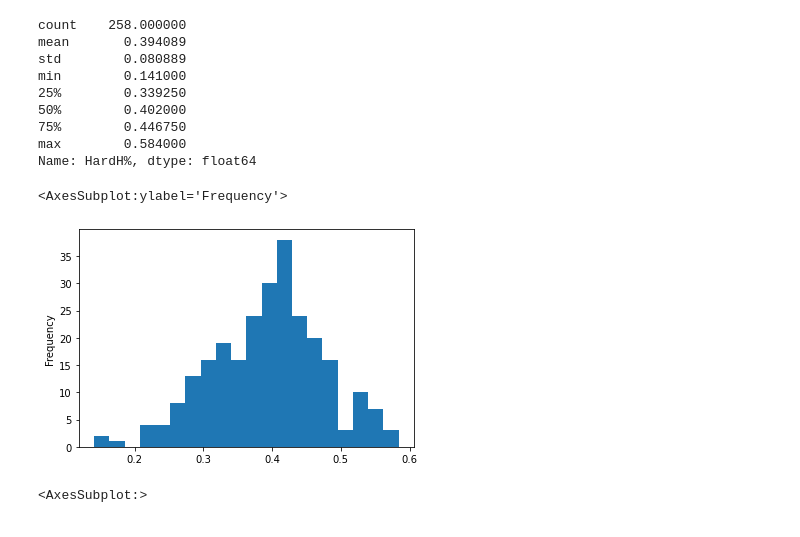
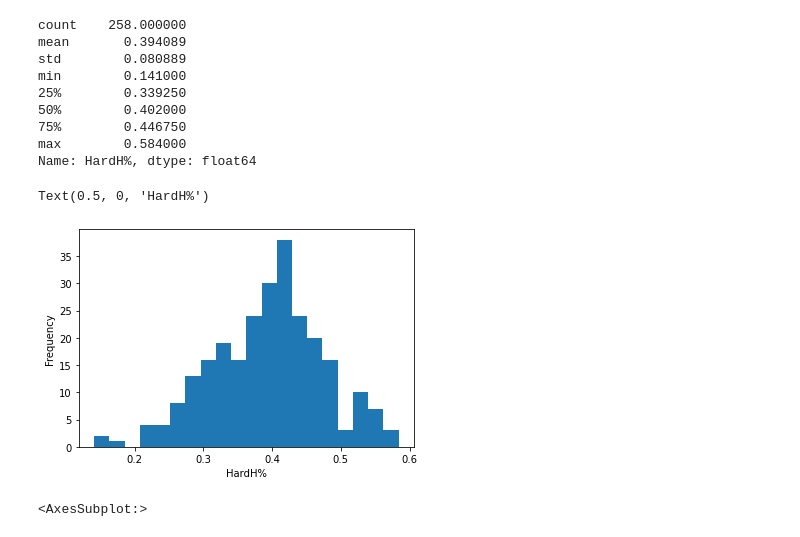
Before and after one commit to nrossidb/MLB-hard-hits-to-player-value, a Jupyter notebook: code_and_data/01_cleaning_and_eda.ipynb, the cells around one changed output. Saved outputs shown, nothing was run; the diff lists cells and outputs as text; code cells hidden in the pictures.

```diff
--- a/code_and_data/01_cleaning_and_eda.ipynb
+++ b/code_and_data/01_cleaning_and_eda.ipynb
@@ -271,10 +272,11 @@ min        0.141000
 max        0.584000
 Name: HardH%, dtype: float64
 # %%
-qualified_batters['HardH%'].plot.hist(bins=20)
+hardh_hist = qualified_batters['HardH%'].plot.hist(bins=20)
+hardh_hist.set_xlabel('HardH%')
 # %% [output]
-<AxesSubplot:ylabel='Frequency'>
+Text(0.5, 0, 'HardH%')
-[figure, old version]
+[figure, new version]
 # %%
 qualified_batters['HardH%'].plot.box(vert=False)
 # %% [output]
```
Also changed, not shown: parts of 6 cells of this notebook, 1 other file.
